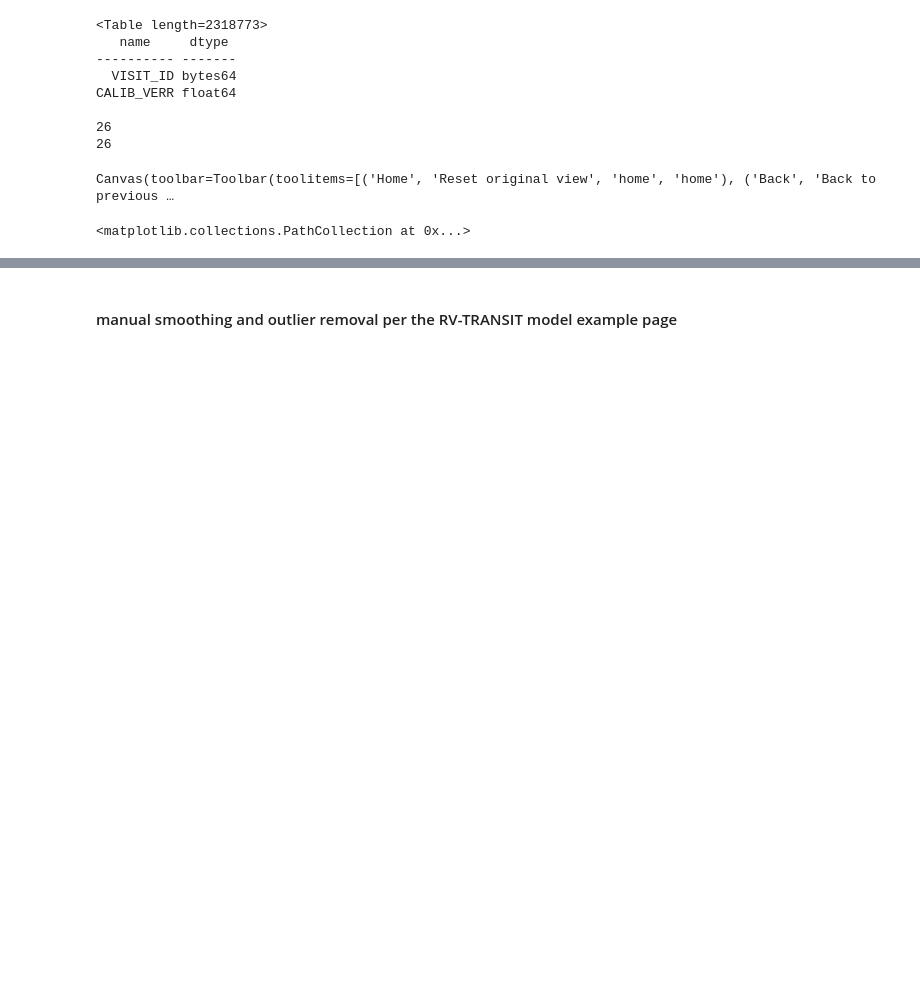
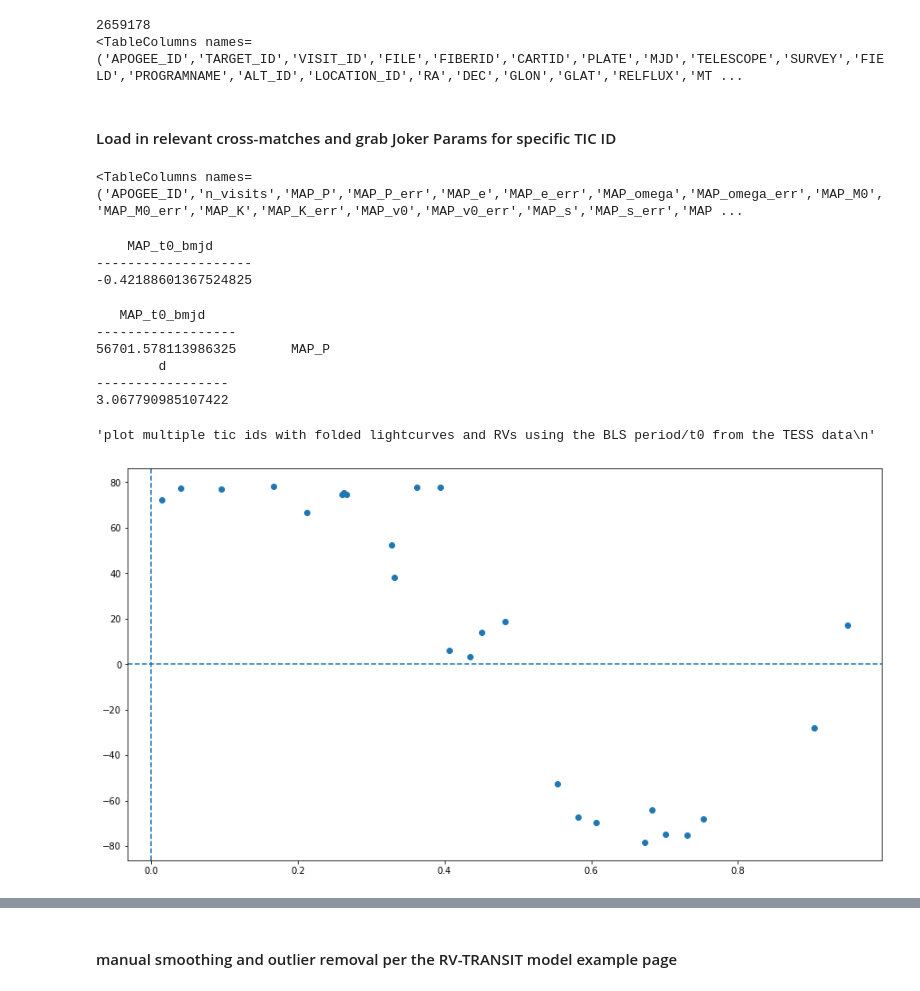
Before and after one commit to kjaehnig/GAT_SEBs, a Jupyter notebook: Joint RV - Lightcurve pymc3 model.ipynb, the cells around one changed output, grey strips where cells are left out. Cells and saved outputs as stored; diff of their text form; code cells hidden in the pictures; blank space fills up the shorter version.

```diff
--- a/Joint RV - Lightcurve pymc3 model.ipynb
+++ b/Joint RV - Lightcurve pymc3 model.ipynb
@@ -37,24 +40,70 @@ hq_jk_allstar_tess_edr3 = astab.Table.read(dd+'dr17_joker/unimodal_joker_sample_
+# %%
+allvis17 = astab.Table.read("/Users/kjaehnig/CCA_work/GAT/dr17_joker/allVisit-dr17-synspec.fits",hdu=1, format='fits')
+print(len(allvis17['APOGEE_ID']))
+print(allvis17.columns)
+# %% [output]
+2659178
+<TableColumns names=('APOGEE_ID','TARGET_ID','VISIT_ID','FILE','FIBERID','CARTID','PLATE','MJD','TELESCOPE','SURVEY','FIELD','PROGRAMNAME','ALT_ID','LOCATION_ID','RA','DEC','GLON','GLAT','RELFLUX','MT ...
+# %% [markdown]
+#### Load in relevant cross-matches and grab Joker Params for specific TIC ID
 # %%
+target_tic = 'TIC 20215452'
+
+#cross-matched star table (has source_id, apogee_id, TIC_id)
+hq_jk_allstar_tess_edr3 = astab.Table.read(dd+'dr17_joker/unimodal_joker_sample_joined_w_tess_edr3.fits', format='fits')
+print(hq_jk_allstar_tess_edr3.columns)
+
+#Adrian's calibrated RV_ERRs
 calibverr = astab.Table.read(dd+'dr17_joker/allVisit-dr17-synspec-calib-verr.fits', format='fits', hdu=1)
-print(calibverr.info)
-sysapodat = astab.Table.read(dd+"dr17_joker/tic20215452_apogee_visit_data.fits", hdu=1, format='fits')
-print(len(sysapodat))
+
+# Grab cross-match IDs
+jk_row = hq_jk_allstar_tess_edr3[hq_jk_allstar_tess_edr3['ID'] == int(target_tic.split(' ')[1])]
+
+
+sysapodat = allvis17[allvis17['APOGEE_ID'] == jk_row['APOGEE_ID']]
+
+## joining calib RV_ERRs with the RVs
 sysapodat = astab.join(sysapodat, calibverr, keys=('VISIT_ID','VISIT_ID'))
-print(len(sysapodat))
 # %% [output]
-<Table length=2318773>
-   name     dtype
----------- -------
-  VISIT_ID bytes64
-CALIB_VERR float64
-
-26
-26
+<TableColumns names=('APOGEE_ID','n_visits','MAP_P','MAP_P_err','MAP_e','MAP_e_err','MAP_omega','MAP_omega_err','MAP_M0','MAP_M0_err','MAP_K','MAP_K_err','MAP_v0','MAP_v0_err','MAP_s','MAP_s_err','MAP ...
+# %%
+print(jk_row['MAP_t0_bmjd']-sysapodat['MJD'].min())
+# %% [output]
+    MAP_t0_bmjd
+--------------------
+-0.42188601367524825
 # %%
-fit,ax = plt.subplots(nrows=2)
-ax[0].scatter(sysapodat['JD']%3.06, sysapodat['VHELIO'])
-ax[1].scatter(sysapodat['JD']%0.59, sysapodat['VHELIO'])
+#### DEFINE THE RV,RV_ERRs, and X_RVs for later use in the mcmc... DO NOT REDEFINE ME OR YOU MAKE PYMC3 SAD
+x_rv = sysapodat['JD']
+xrv_sorted_ind = np.argsort(x_rv)
+
+x_rv = x_rv[xrv_sorted_ind]
+y_rv = sysapodat['VHELIO'][xrv_sorted_ind]
+yerr_rv = sysapodat['CALIB_VERR'][xrv_sorted_ind]
+
+map_t0_bmjd = jk_row['MAP_t0_bmjd']
+t0_bmjd = astropy.time.Time(map_t0_bmjd, format='mjd', scale='tcb')
+t0_bjd = t0_bmjd.tcb.jd
+
+fit,ax = plt.subplots(nrows=1, figsize=(15,8))
+print(jk_row['MAP_t0_bmjd'], jk_row['MAP_P'])
+# ax.scatter((x_rv - (1901.7952219793171+2457000.) + 0.5 * 7.689283720758311) % 7.689283720758311 - 0.5 * 7.689283720758311, y_rv-jk_row['MAP_v0'],)
+ax.scatter(((x_rv - (1901.7952219793171+2457000.)) % 3.067790985107422)/ 3.067790985107422, y_rv-jk_row['MAP_v0'],)
+ax.axhline(0.0,ls='--')
+ax.axvline(0.0,ls='--')
+# 7.689283720758311 d 1901.7952219793171
+# ax.scatter((x_rv-min(x_rv))%jk_row['MAP_P'], y_rv)
+# ax.scatter(((x_rv -min(x_rv) + 0.5*jk_row['MAP_P']) % jk_row['MAP_P']) - 0.5 * jk_row['MAP_P'], y_rv)
+
+"""plot multiple tic ids with folded lightcurves and RVs using the BLS period/t0 from the TESS data
+"""
 # %% [output]
-Canvas(toolbar=Toolbar(toolitems=[('Home', 'Reset original view', 'home', 'home'), ('Back', 'Back to previous …
+   MAP_t0_bmjd
+------------------
+56701.578113986325       MAP_P
+        d
+-----------------
+3.067790985107422
-<matplotlib.collections.PathCollection at 0x...>
+'plot multiple tic ids with folded lightcurves and RVs using the BLS period/t0 from the TESS data\n'
+[figure, added]
 # %%
```
Also changed, not shown: parts of 28 cells of this notebook, 4 other files.
